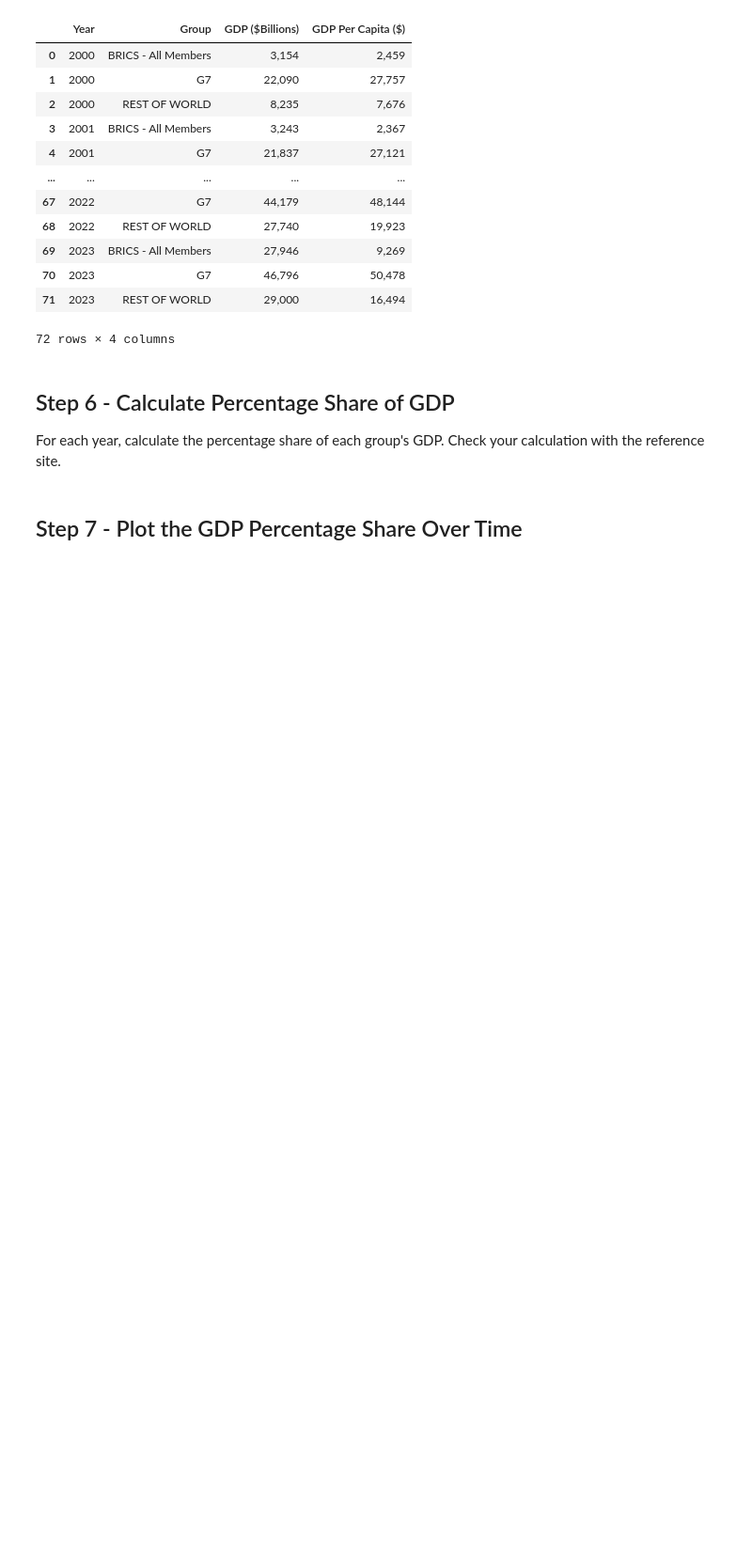
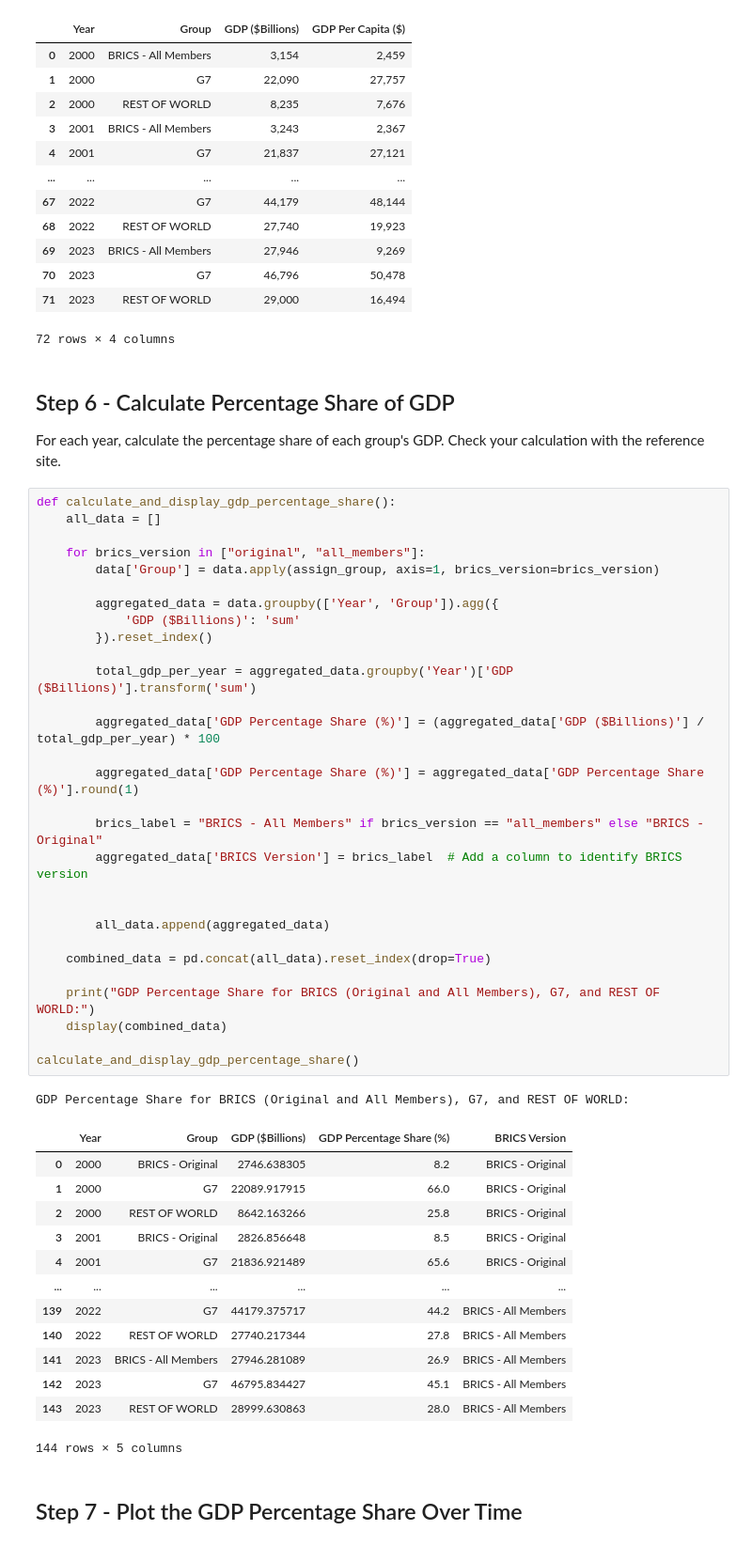
Before and after one commit to mineozcan/UMBC-DATA609-FALL24-WANG, a Jupyter notebook: Assignments/mini_project.ipynb, the cells around one changed output. Shown at 94% size. Cells and saved outputs as stored; diff of their text form; blank space fills up the shorter version.

```diff
--- a/Assignments/mini_project.ipynb
+++ b/Assignments/mini_project.ipynb
@@ -316,5 +316,49 @@ Aggregated Data for G7, BRICS - All Members, and REST OF WORLD:
 ## Step 6 - Calculate Percentage Share of GDP
 
 For each year, calculate the percentage share of each group's GDP. Check your calculation with the reference site.
+# %%
+def calculate_and_display_gdp_percentage_share():
+    all_data = []
+
+    for brics_version in ["original", "all_members"]:
+        data['Group'] = data.apply(assign_group, axis=1, brics_version=brics_version)
+
+        aggregated_data = data.groupby(['Year', 'Group']).agg({
+            'GDP ($Billions)': 'sum'
+        }).reset_index()
+
+        total_gdp_per_year = aggregated_data.groupby('Year')['GDP ($Billions)'].transform('sum')
+
+        aggregated_data['GDP Percentage Share (%)'] = (aggregated_data['GDP ($Billions)'] / total_gdp_per_year) * 100
+
+        aggregated_data['GDP Percentage Share (%)'] = aggregated_data['GDP Percentage Share (%)'].round(1)
+
+        brics_label = "BRICS - All Members" if brics_version == "all_members" else "BRICS - Original"
+        aggregated_data['BRICS Version'] = brics_label  # Add a column to identify BRICS version
+
+
+        all_data.append(aggregated_data)
+
+    combined_data = pd.concat(all_data).reset_index(drop=True)
+
+    print("GDP Percentage Share for BRICS (Original and All Members), G7, and REST OF WORLD:")
+    display(combined_data)
+
+calculate_and_display_gdp_percentage_share()
+# %% [output]
+GDP Percentage Share for BRICS (Original and All Members), G7, and REST OF WORLD:
+|  | Year | Group | GDP ($Billions) | GDP Percentage Share (%) | BRICS Version |
+| 0 | 2000 | BRICS - Original | 2746.638305 | 8.2 | BRICS - Original |
+| 1 | 2000 | G7 | 22089.917915 | 66.0 | BRICS - Original |
+| 2 | 2000 | REST OF WORLD | 8642.163266 | 25.8 | BRICS - Original |
+| 3 | 2001 | BRICS - Original | 2826.856648 | 8.5 | BRICS - Original |
+| 4 | 2001 | G7 | 21836.921489 | 65.6 | BRICS - Original |
+| ... | ... | ... | ... | ... | ... |
+| 139 | 2022 | G7 | 44179.375717 | 44.2 | BRICS - All Members |
+| 140 | 2022 | REST OF WORLD | 27740.217344 | 27.8 | BRICS - All Members |
+| 141 | 2023 | BRICS - All Members | 27946.281089 | 26.9 | BRICS - All Members |
+| 142 | 2023 | G7 | 46795.834427 | 45.1 | BRICS - All Members |
+| 143 | 2023 | REST OF WORLD | 28999.630863 | 28.0 | BRICS - All Members |
+144 rows × 5 columns
 # %% [markdown]
 ## Step 7 - Plot the GDP Percentage Share Over Time
```
Also changed, not shown: parts of 2 cells of this notebook.
